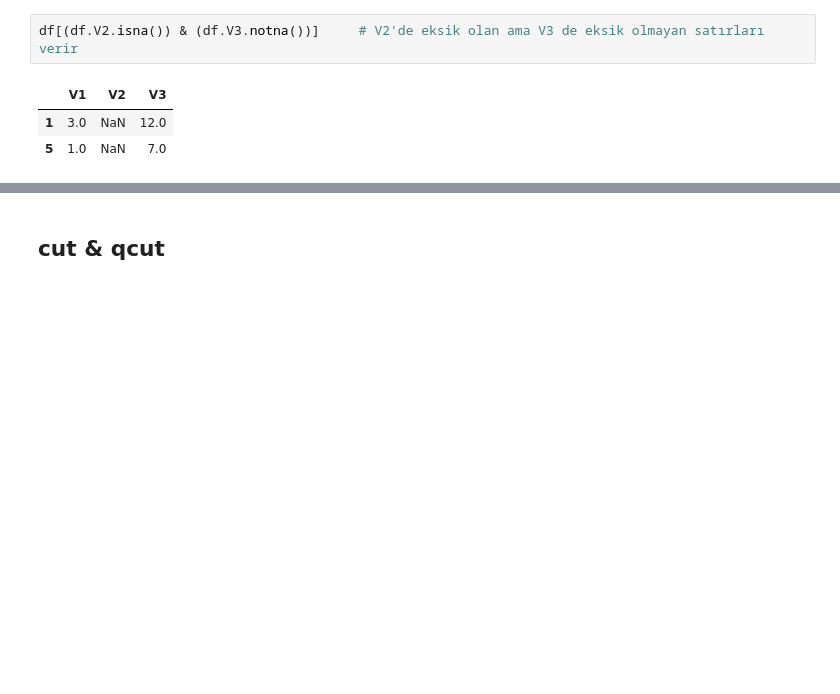
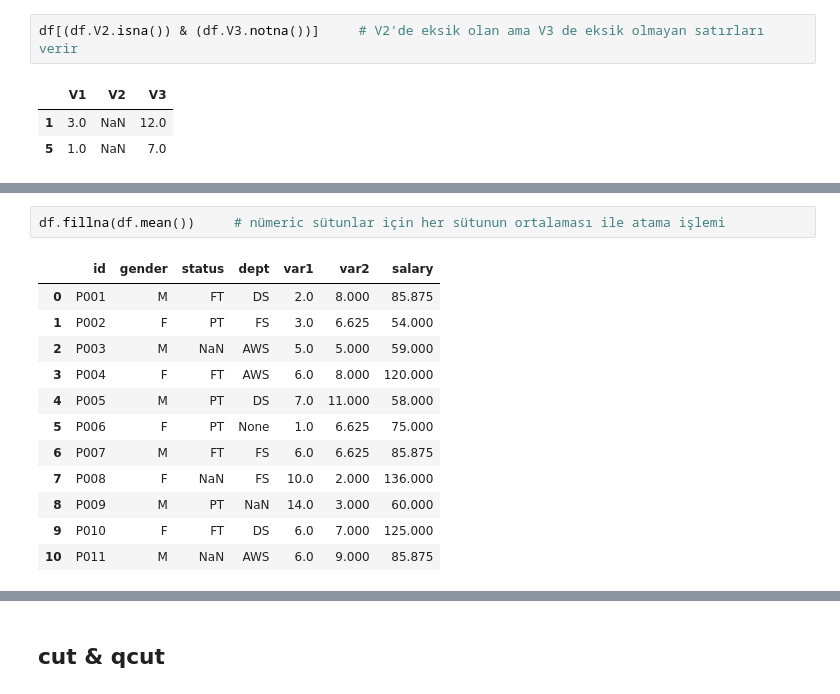
Before and after one commit to MertUrper/Numpy_Pandas, a Jupyter notebook: Pandas_3.ipynb, the cells around one changed output, grey strips where cells are left out. Drawn from its saved outputs; the diff is of its cells as text; blank space fills up the shorter version.

```diff
--- a/Pandas_3.ipynb
+++ b/Pandas_3.ipynb
@@ -762,0 +1055,15 @@ df[(df.V2.isna()) & (df.V3.notna())]     # V2'de eksik olan ama V3 de eksik olma
+# %%
+df.fillna(df.mean())     # nümeric sütunlar için her sütunun ortalaması ile atama işlemi
+# %% [output]
+|  | id | gender | status | dept | var1 | var2 | salary |
+| 0 | P001 | M | FT | DS | 2.0 | 8.000 | 85.875 |
+| 1 | P002 | F | PT | FS | 3.0 | 6.625 | 54.000 |
+| 2 | P003 | M | NaN | AWS | 5.0 | 5.000 | 59.000 |
+| 3 | P004 | F | FT | AWS | 6.0 | 8.000 | 120.000 |
+| 4 | P005 | M | PT | DS | 7.0 | 11.000 | 58.000 |
+| 5 | P006 | F | PT | None | 1.0 | 6.625 | 75.000 |
+| 6 | P007 | M | FT | FS | 6.0 | 6.625 | 85.875 |
+| 7 | P008 | F | NaN | FS | 10.0 | 2.000 | 136.000 |
+| 8 | P009 | M | PT | NaN | 14.0 | 3.000 | 60.000 |
+| 9 | P010 | F | FT | DS | 6.0 | 7.000 | 125.000 |
+| 10 | P011 | M | NaN | AWS | 6.0 | 9.000 | 85.875 |
```
Also changed, not shown: parts of 53 cells of this notebook.
